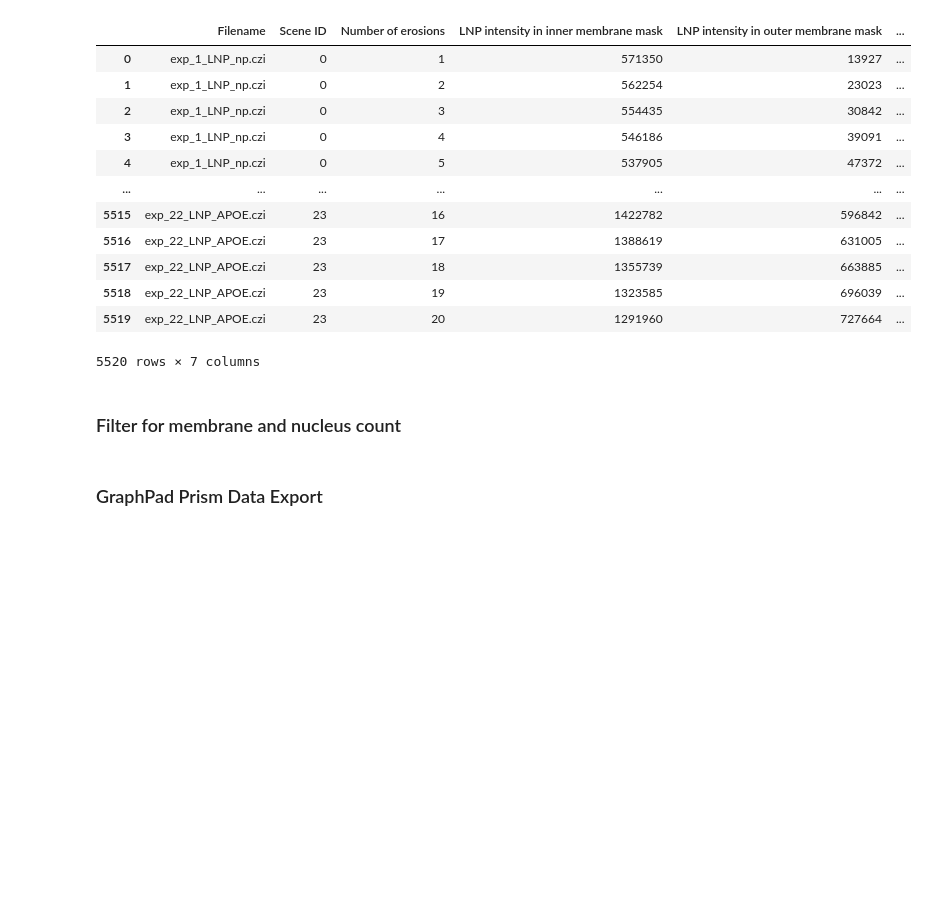
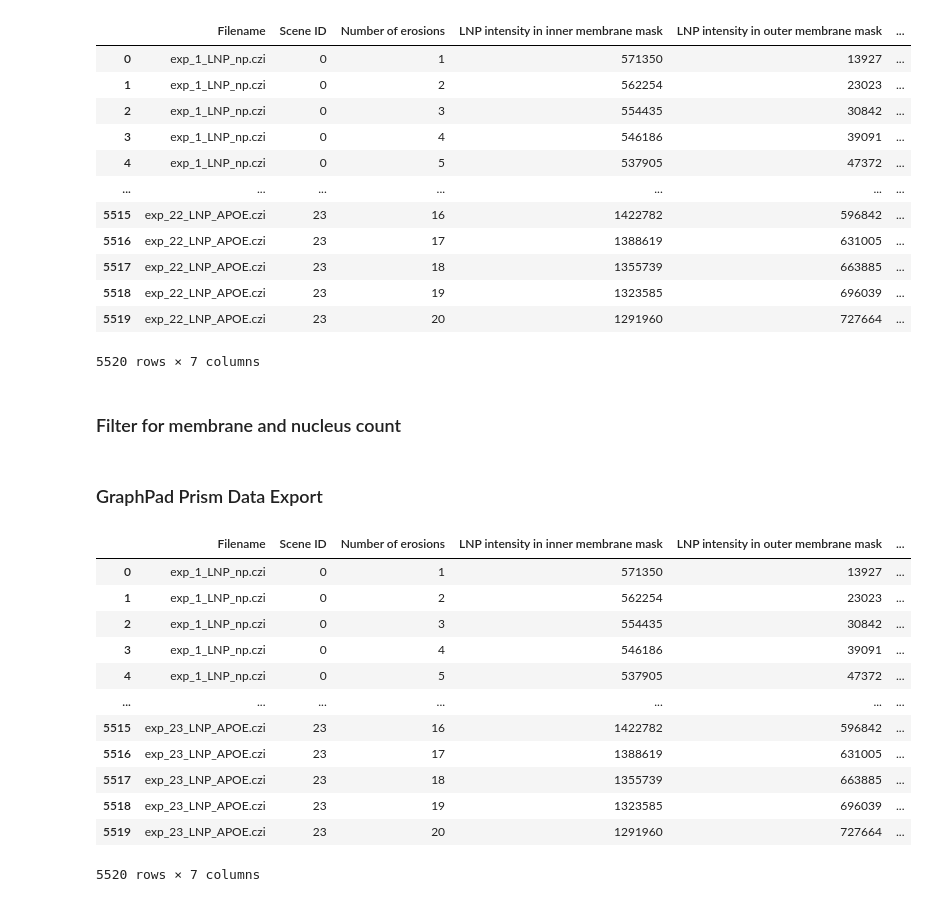
Before and after one commit to tengjuilin/internalization-analysis, a Jupyter notebook: 2024-09-17-erosion.ipynb, the cells around one changed output. Saved outputs shown, nothing was run; the diff lists cells and outputs as text; code cells hidden in the pictures; blank space fills up the shorter version.

```diff
--- a/2024-09-17-erosion.ipynb
+++ b/2024-09-17-erosion.ipynb
@@ -329,6 +329,25 @@ filtered_df_filename = os.path.join(f'processed_data/{DATE}', f"filtered_df.csv"
 filtered_df.to_csv(filtered_df_filename)
 # %% [markdown]
 ### GraphPad Prism Data Export
+# %%
+# split LNP + ApoE exp 22 as two replicates
+filtered_df = pd.read_csv(filtered_df_filename, index_col=0)
+filtered_df.loc[(filtered_df['Filename'] == 'exp_22_LNP_APOE.czi') & (filtered_df['Scene ID'] > 11), 'Filename'] = 'exp_23_LNP_APOE.czi'
+filtered_df
+# %% [output]
+|  | Filename | Scene ID | Number of erosions | LNP intensity in inner membrane mask | LNP intensity in outer membrane mask | ... |
+| 0 | exp_1_LNP_np.czi | 0 | 1 | 571350 | 13927 | ... |
+| 1 | exp_1_LNP_np.czi | 0 | 2 | 562254 | 23023 | ... |
+| 2 | exp_1_LNP_np.czi | 0 | 3 | 554435 | 30842 | ... |
+| 3 | exp_1_LNP_np.czi | 0 | 4 | 546186 | 39091 | ... |
+| 4 | exp_1_LNP_np.czi | 0 | 5 | 537905 | 47372 | ... |
+| ... | ... | ... | ... | ... | ... | ... |
+| 5515 | exp_23_LNP_APOE.czi | 23 | 16 | 1422782 | 596842 | ... |
+| 5516 | exp_23_LNP_APOE.czi | 23 | 17 | 1388619 | 631005 | ... |
+| 5517 | exp_23_LNP_APOE.czi | 23 | 18 | 1355739 | 663885 | ... |
+| 5518 | exp_23_LNP_APOE.czi | 23 | 19 | 1323585 | 696039 | ... |
+| 5519 | exp_23_LNP_APOE.czi | 23 | 20 | 1291960 | 727664 | ... |
+5520 rows × 7 columns
 # %%
 graph_df = filtered_df.groupby(['Number of erosions', 'Filename']).mean().reset_index()
 graph_df
```
Also changed, not shown: parts of 5 cells of this notebook, 1 other file.
